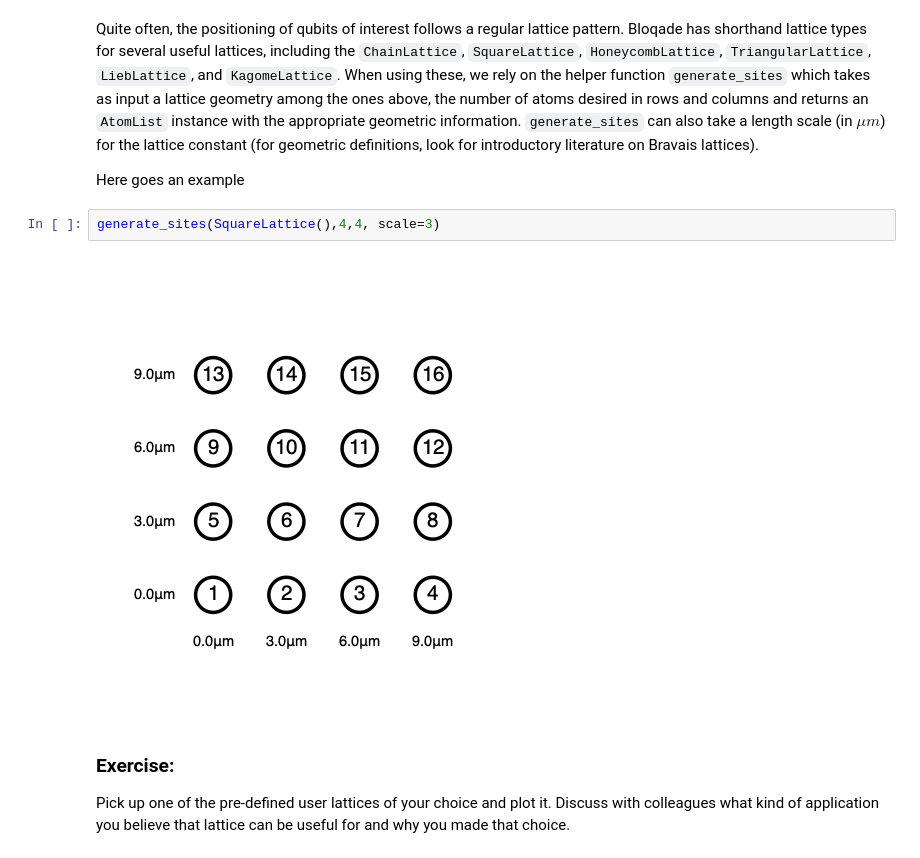
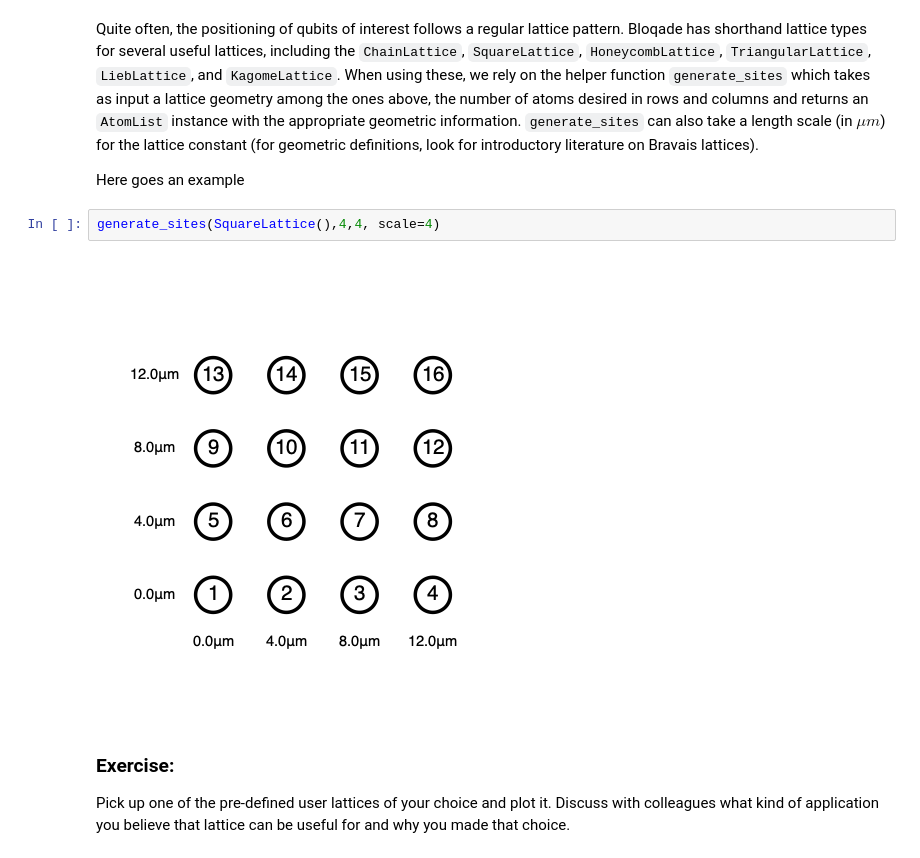
Before and after one commit to QuEraComputing/quera-education, a Jupyter notebook: 1_Basics/Section_I_Bloqade_activities.ipynb, the cells around one changed output. Drawn from its saved outputs; the diff is of its cells as text.

```diff
--- a/1_Basics/Section_I_Bloqade_activities.ipynb
+++ b/1_Basics/Section_I_Bloqade_activities.ipynb
@@ -91,9 +91,9 @@ Quite often, the positioning of qubits of interest follows a regular lattice pat
 
 Here goes an example
 # %%
-generate_sites(SquareLattice(),4,4, scale=3)
+generate_sites(SquareLattice(),4,4, scale=4)
 # %% [output]
-[figure, old version]
+[figure, new version]
 # %% [markdown]
 ### Exercise:
 
```
Also changed, not shown: parts of 2 cells of this notebook, 3 other files.
